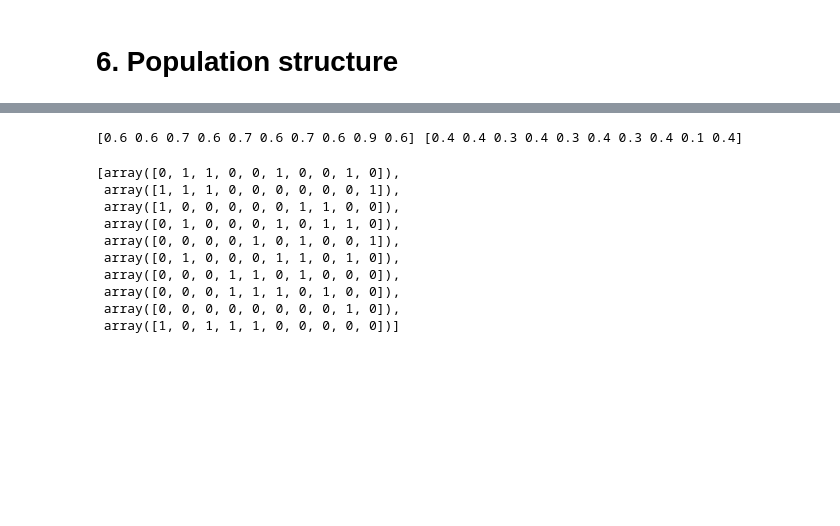
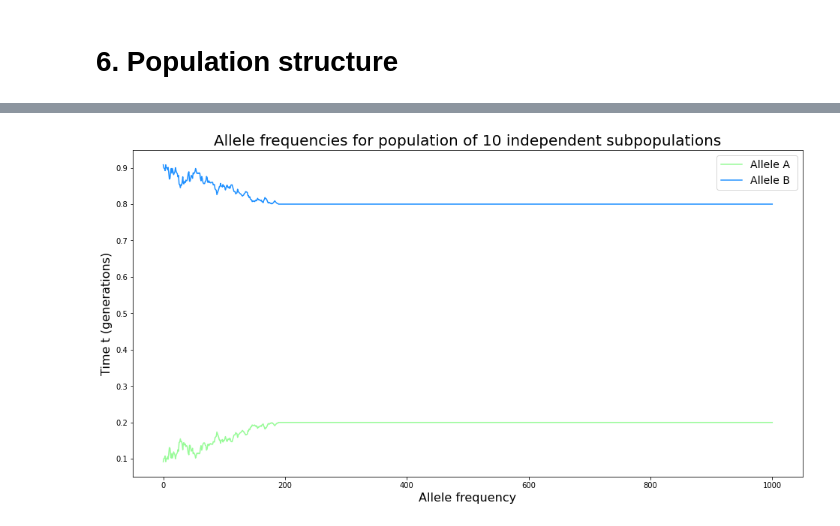
Before and after one commit to kgaydukova/PopulationGeneticsProject, a Jupyter notebook: GPOP_Project_GAYDUKOVA.ipynb, the cells around one changed output, grey strips where cells are left out. Cells and saved outputs as stored; diff of their text form; code cells hidden in the pictures; blank space fills up the shorter version.

Commit message:
1-6 with plots

```diff
--- a/GPOP_Project_GAYDUKOVA.ipynb
+++ b/GPOP_Project_GAYDUKOVA.ipynb
@@ -878,2 +901,17 @@ def sub_population_simulation(pop_size, num_of_generation, p):
+# %%
+# function that return frequencies A and B for the poplation of subpopulation in general (without splitting)
+def calcul_freq_all_subpop(list_of_generation):
+    A_freq = []
+    B_freq = []
+    for generation in list_of_generation:
+        # calculate allele frequencies
+        generation_concat = np.concatenate(generation, axis=0)
+        freq_A = np.sum(generation_concat == 0) / len(generation_concat)
+        freq_B = np.sum(generation_concat == 1) / len(generation_concat)
+
+        A_freq.append(freq_A)
+        B_freq.append(freq_B)
+
+    return A_freq, B_freq
 # %%
-pop_check, a_check, b_check = sub_population_simulation(100, 5, 0.5)
+pop_check, a_check, b_check, fix_time = sub_population_simulation(1000, 1000, 0.1)
@@ -994,17 +918,14 @@ a_check, b_check = freq_subpop(populations[-1])
-# %%
-print (a_check, b_check)
-# %% [output]
-[0.6 0.6 0.7 0.6 0.7 0.6 0.7 0.6 0.9 0.6] [0.4 0.4 0.3 0.4 0.3 0.4 0.3 0.4 0.1 0.4]
-# %%
-populations[-1]
-# %% [output]
-[array([0, 1, 1, 0, 0, 1, 0, 0, 1, 0]),
- array([1, 1, 1, 0, 0, 0, 0, 0, 0, 1]),
- array([1, 0, 0, 0, 0, 0, 1, 1, 0, 0]),
- array([0, 1, 0, 0, 0, 1, 0, 1, 1, 0]),
- array([0, 0, 0, 0, 1, 0, 1, 0, 0, 1]),
- array([0, 1, 0, 0, 0, 1, 1, 0, 1, 0]),
- array([0, 0, 0, 1, 1, 0, 1, 0, 0, 0]),
- array([0, 0, 0, 1, 1, 1, 0, 1, 0, 0]),
- array([0, 0, 0, 0, 0, 0, 0, 0, 1, 0]),
- array([1, 0, 1, 1, 1, 0, 0, 0, 0, 0])]
+# %%
+atest, btest = calcul_freq_all_subpop(pop_check)
+# %%
+plt.figure(figsize=(16, 8))
+plt.plot(range (len(atest)), atest, label='Allele A ', linestyle='-',  color='palegreen')
+plt.plot(range (len(btest)), btest, label='Allele B ', linestyle='-', color='dodgerblue')
+plt.title ('Allele frequencies for population of 10 independent subpopulations', fontsize=20)
+plt.xlabel('Allele frequency', fontsize=16)
+#plt.xticks(pop_sizes[:5])
+plt.ylabel('Time t (generations)', fontsize=16)
+plt.legend(fontsize=14)
+plt.show()
+# %% [output]
+[figure, added]
```
Also changed, not shown: parts of 37 cells of this notebook.
